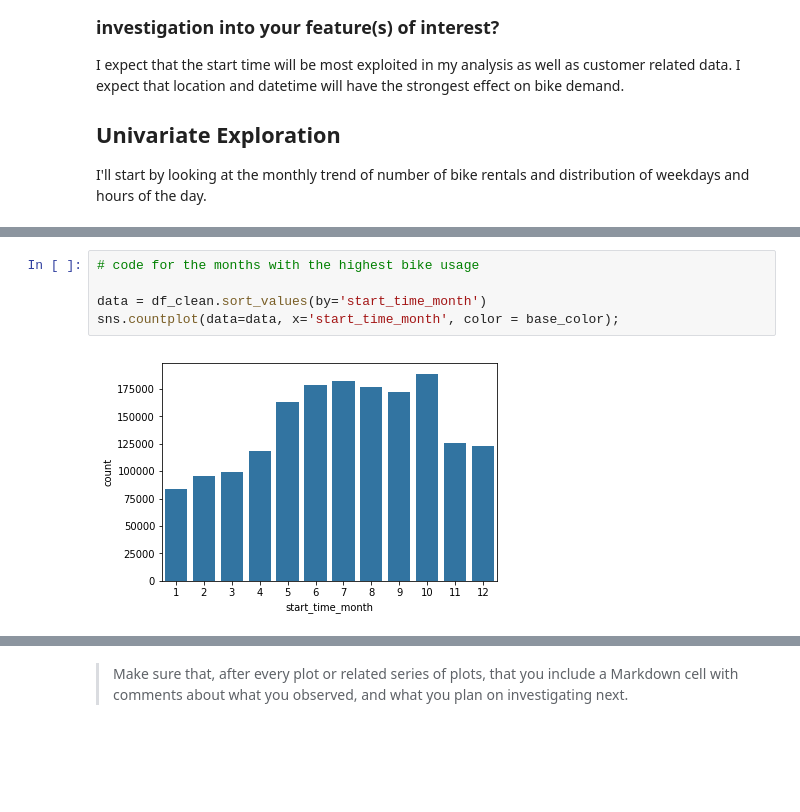
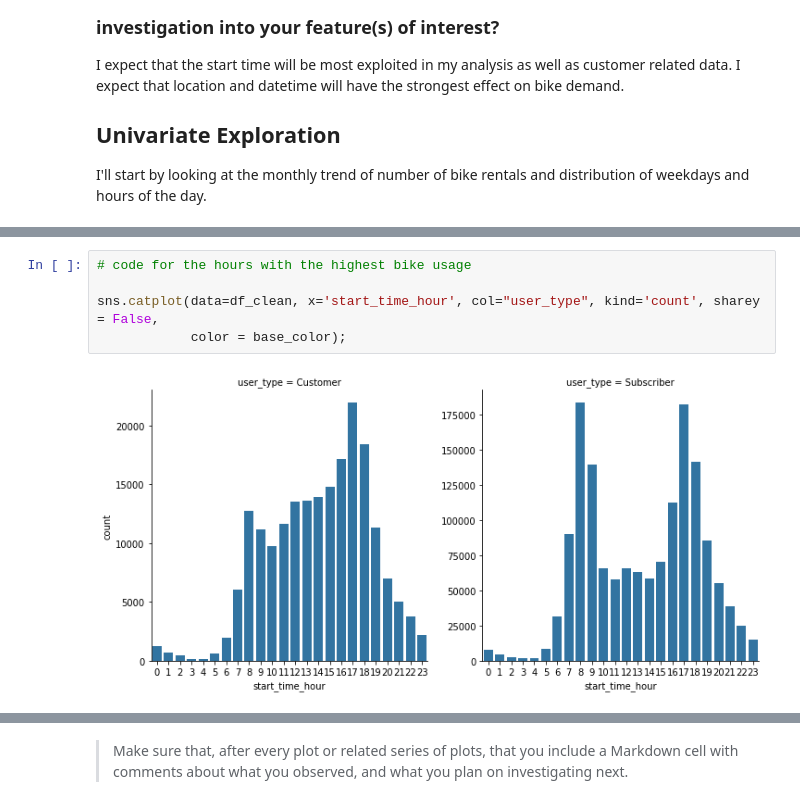
Before and after one commit to alexmathew95/DAND-Project_4, a Jupyter notebook: exploration.ipynb, the cells around one changed output, grey strips where cells are left out. Drawn from its saved outputs; the diff is of its cells as text; blank space fills up the shorter version.

```diff
--- a/exploration.ipynb
+++ b/exploration.ipynb
@@ -366,7 +371,7 @@ I'll start by looking at the monthly trend of number of bike rentals and distrib
 # %%
-# code for the months with the highest bike usage
+# code for the hours with the highest bike usage
 
-data = df_clean.sort_values(by='start_time_month')
-sns.countplot(data=data, x='start_time_month', color = base_color);
+sns.catplot(data=df_clean, x='start_time_hour', col="user_type", kind='count', sharey = False,
+            color = base_color);
 # %% [output]
-[figure, old version]
+[figure, new version]
```
Also changed, not shown: parts of 5 cells of this notebook.
